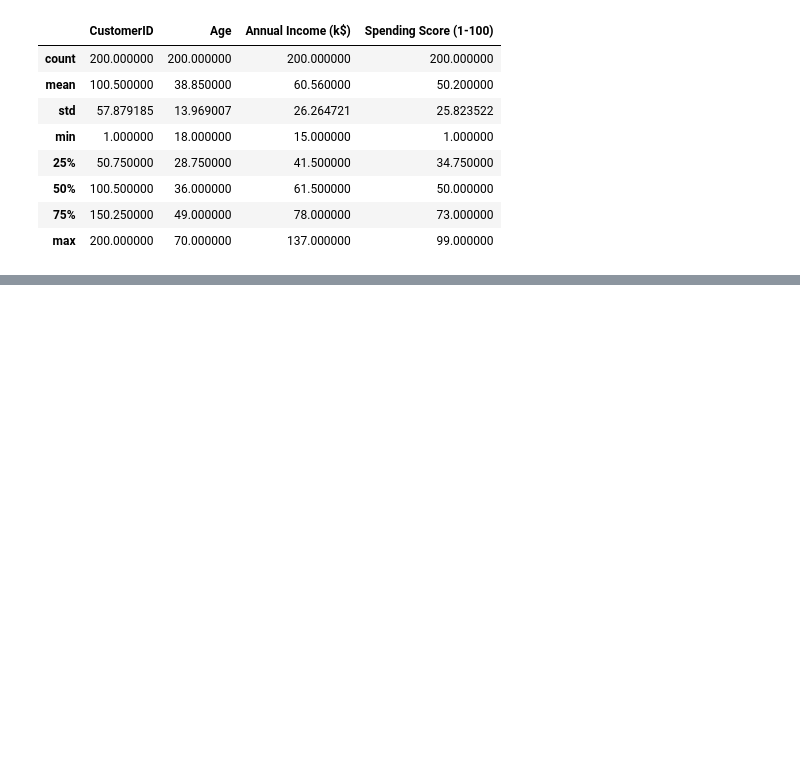
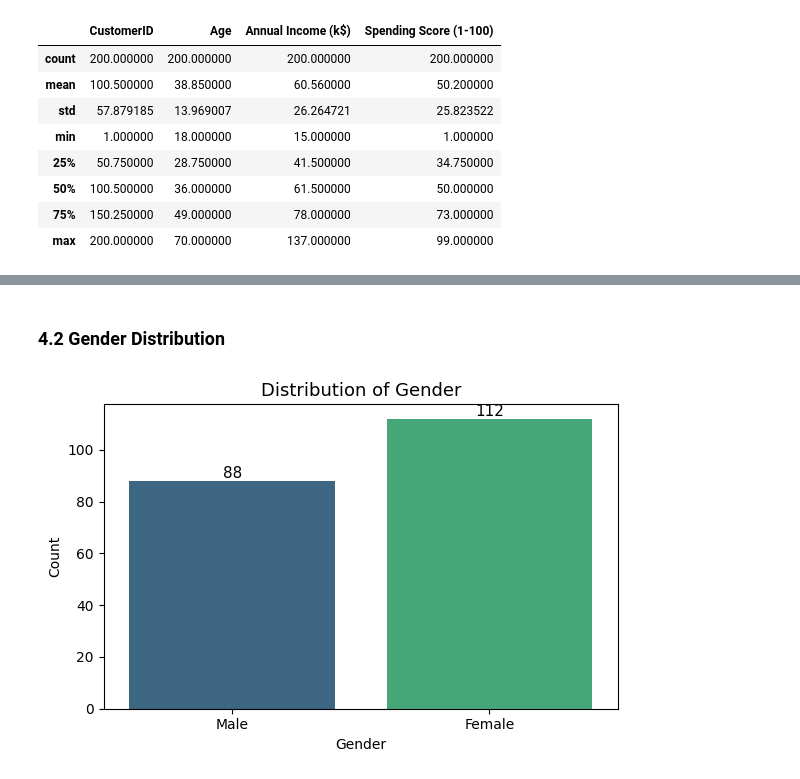
Before and after one commit to Safa30/CSE475_Machine_Learning, a Jupyter notebook: Lab/lab_2/Lab2_Unsupervised_Learning.ipynb, the cells around one changed output, grey strips where cells are left out. Cells and saved outputs as stored; diff of their text form; code cells hidden in the pictures; blank space fills up the shorter version.

```diff
--- a/Lab/lab_2/Lab2_Unsupervised_Learning.ipynb
+++ b/Lab/lab_2/Lab2_Unsupervised_Learning.ipynb
@@ -227,0 +143,15 @@ print("WCSS and Silhouette Scores calculated for K-Means.")
+# %% [markdown]
+### 4.2 Gender Distribution
+# %%
+plt.figure(figsize=(6, 4))
+sns.countplot(data=df, x='Gender', hue='Gender', palette='viridis', legend=False)
+plt.title('Distribution of Gender', fontsize=13)
+plt.xlabel('Gender')
+plt.ylabel('Count')
+for p in plt.gca().patches:
+    plt.gca().annotate(f'{int(p.get_height())}', (p.get_x() + p.get_width()/2., p.get_height()),
+                       ha='center', va='bottom', fontsize=11)
+plt.tight_layout()
+plt.show()
+# %% [output]
+[figure, added]
```
Also changed, not shown: parts of 44 cells of this notebook.
